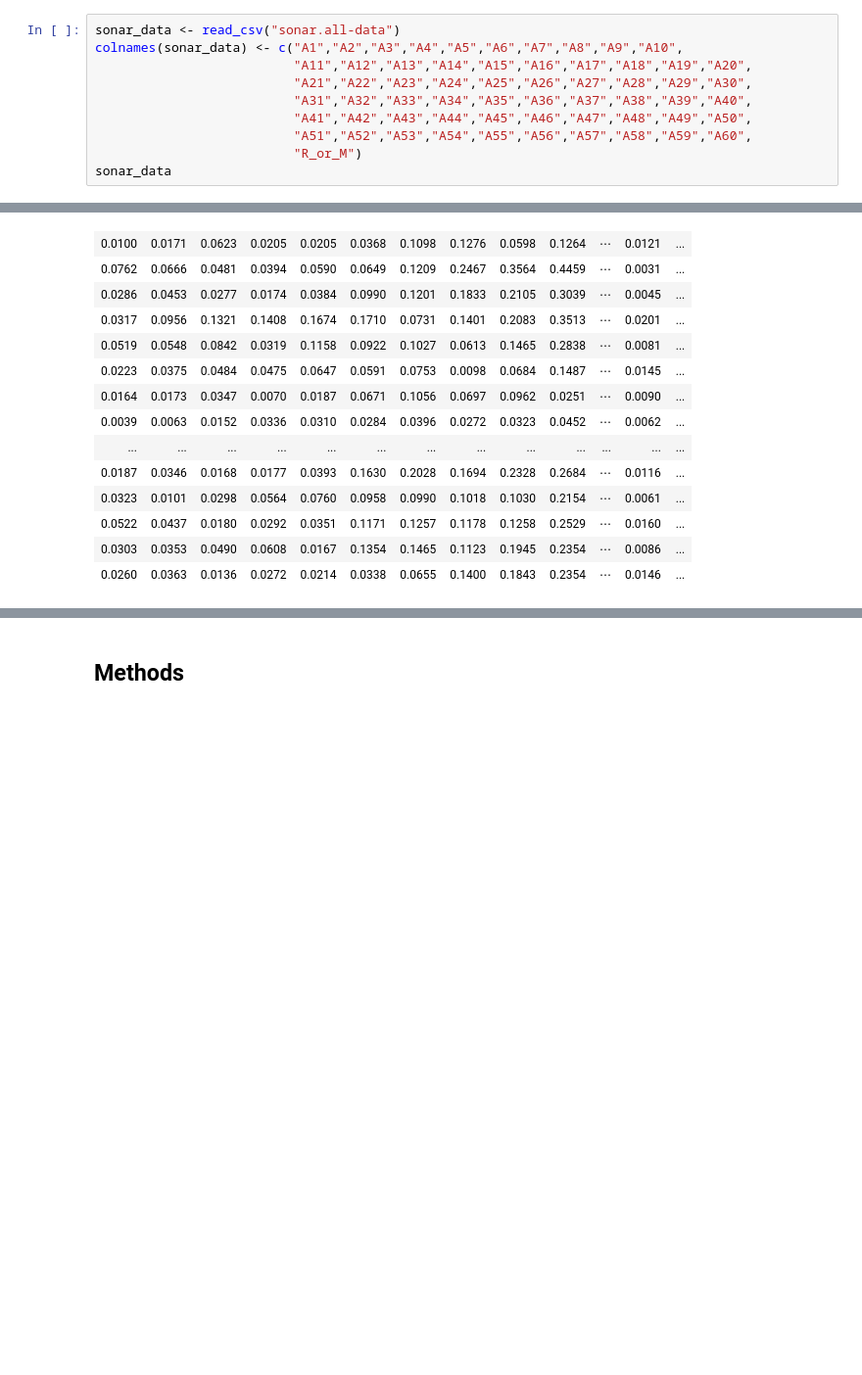
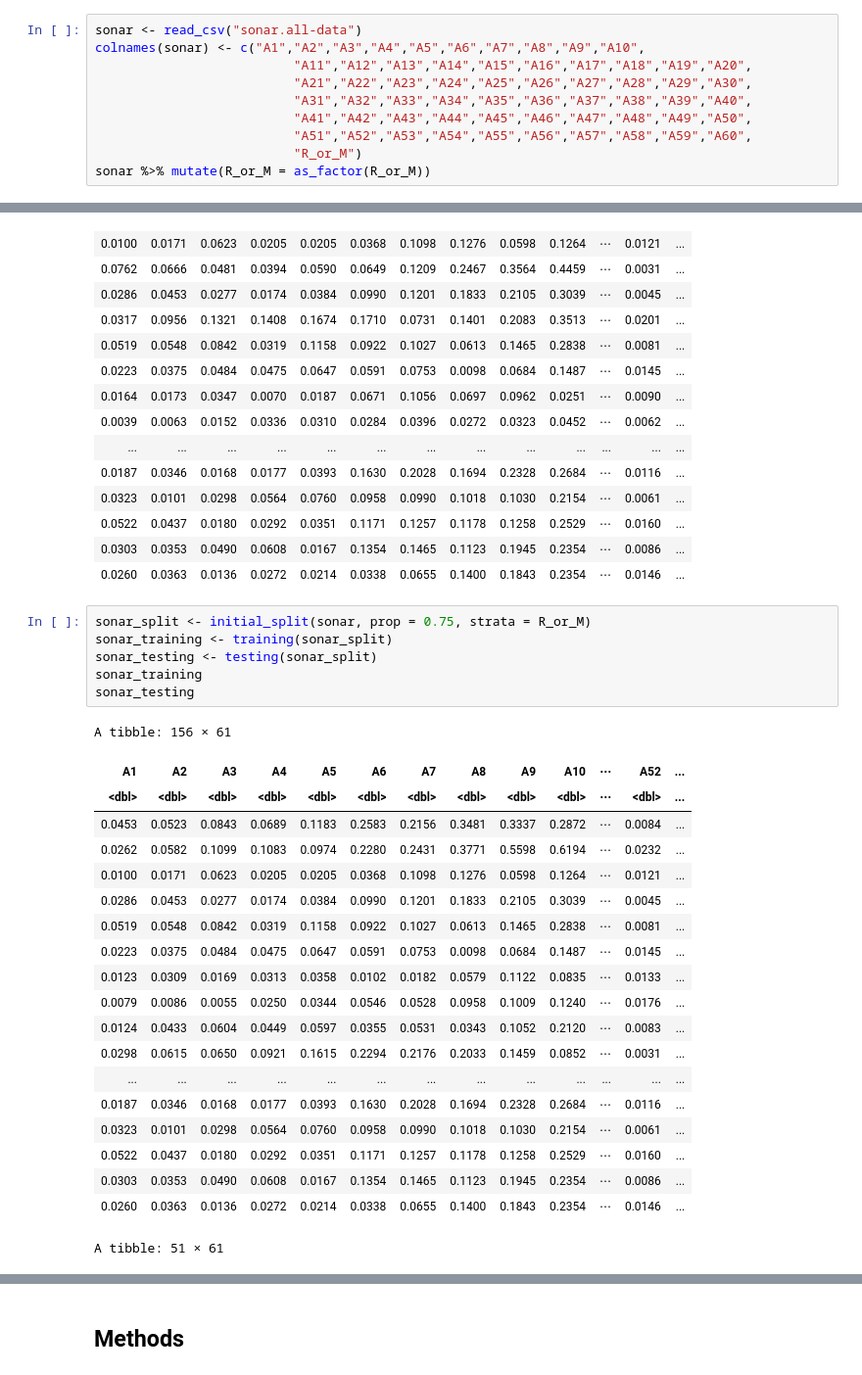
Before and after one commit to m2icocoa/group_project_team_6, a Jupyter notebook: proposal.ipynb, the cells around one changed output, grey strips where cells are left out. Shown at 98% size. Saved outputs shown, nothing was run; the diff lists cells and outputs as text; blank space fills up the shorter version.

Commit message:
split the data

```diff
--- a/proposal.ipynb
+++ b/proposal.ipynb
@@ -28,15 +28,15 @@ Warning message:
 ✖ yardstick::spec() masks readr::spec()
 ✖ recipes::step()   masks stats::step()
 # %%
-sonar_data <- read_csv("sonar.all-data")
-colnames(sonar_data) <- c("A1","A2","A3","A4","A5","A6","A7","A8","A9","A10",
+sonar <- read_csv("sonar.all-data")
+colnames(sonar) <- c("A1","A2","A3","A4","A5","A6","A7","A8","A9","A10",
                           "A11","A12","A13","A14","A15","A16","A17","A18","A19","A20",
                           "A21","A22","A23","A24","A25","A26","A27","A28","A29","A30",
                           "A31","A32","A33","A34","A35","A36","A37","A38","A39","A40",
                           "A41","A42","A43","A44","A45","A46","A47","A48","A49","A50",
                           "A51","A52","A53","A54","A55","A56","A57","A58","A59","A60",
                           "R_or_M")
-sonar_data
+sonar %>% mutate(R_or_M = as_factor(R_or_M))
 # %% [output]
 Parsed with column specification:
 cols(
@@ -64,3 +64,30 @@ A spec_tbl_df: 207 × 61
 | 0.0522 | 0.0437 | 0.0180 | 0.0292 | 0.0351 | 0.1171 | 0.1257 | 0.1178 | 0.1258 | 0.2529 | ⋯ | 0.0160 | ... |
 | 0.0303 | 0.0353 | 0.0490 | 0.0608 | 0.0167 | 0.1354 | 0.1465 | 0.1123 | 0.1945 | 0.2354 | ⋯ | 0.0086 | ... |
 | 0.0260 | 0.0363 | 0.0136 | 0.0272 | 0.0214 | 0.0338 | 0.0655 | 0.1400 | 0.1843 | 0.2354 | ⋯ | 0.0146 | ... |
+# %%
+sonar_split <- initial_split(sonar, prop = 0.75, strata = R_or_M)
+sonar_training <- training(sonar_split)
+sonar_testing <- testing(sonar_split)
+sonar_training
+sonar_testing
+# %% [output]
+A tibble: 156 × 61
+| A1 | A2 | A3 | A4 | A5 | A6 | A7 | A8 | A9 | A10 | ⋯ | A52 | ... |
+| <dbl> | <dbl> | <dbl> | <dbl> | <dbl> | <dbl> | <dbl> | <dbl> | <dbl> | <dbl> | ⋯ | <dbl> | ... |
+| 0.0453 | 0.0523 | 0.0843 | 0.0689 | 0.1183 | 0.2583 | 0.2156 | 0.3481 | 0.3337 | 0.2872 | ⋯ | 0.0084 | ... |
+| 0.0262 | 0.0582 | 0.1099 | 0.1083 | 0.0974 | 0.2280 | 0.2431 | 0.3771 | 0.5598 | 0.6194 | ⋯ | 0.0232 | ... |
+| 0.0100 | 0.0171 | 0.0623 | 0.0205 | 0.0205 | 0.0368 | 0.1098 | 0.1276 | 0.0598 | 0.1264 | ⋯ | 0.0121 | ... |
+| 0.0286 | 0.0453 | 0.0277 | 0.0174 | 0.0384 | 0.0990 | 0.1201 | 0.1833 | 0.2105 | 0.3039 | ⋯ | 0.0045 | ... |
+| 0.0519 | 0.0548 | 0.0842 | 0.0319 | 0.1158 | 0.0922 | 0.1027 | 0.0613 | 0.1465 | 0.2838 | ⋯ | 0.0081 | ... |
+| 0.0223 | 0.0375 | 0.0484 | 0.0475 | 0.0647 | 0.0591 | 0.0753 | 0.0098 | 0.0684 | 0.1487 | ⋯ | 0.0145 | ... |
+| 0.0123 | 0.0309 | 0.0169 | 0.0313 | 0.0358 | 0.0102 | 0.0182 | 0.0579 | 0.1122 | 0.0835 | ⋯ | 0.0133 | ... |
+| 0.0079 | 0.0086 | 0.0055 | 0.0250 | 0.0344 | 0.0546 | 0.0528 | 0.0958 | 0.1009 | 0.1240 | ⋯ | 0.0176 | ... |
+| 0.0124 | 0.0433 | 0.0604 | 0.0449 | 0.0597 | 0.0355 | 0.0531 | 0.0343 | 0.1052 | 0.2120 | ⋯ | 0.0083 | ... |
+| 0.0298 | 0.0615 | 0.0650 | 0.0921 | 0.1615 | 0.2294 | 0.2176 | 0.2033 | 0.1459 | 0.0852 | ⋯ | 0.0031 | ... |
+| ... | ... | ... | ... | ... | ... | ... | ... | ... | ... | ... | ... | ... |
+| 0.0187 | 0.0346 | 0.0168 | 0.0177 | 0.0393 | 0.1630 | 0.2028 | 0.1694 | 0.2328 | 0.2684 | ⋯ | 0.0116 | ... |
+| 0.0323 | 0.0101 | 0.0298 | 0.0564 | 0.0760 | 0.0958 | 0.0990 | 0.1018 | 0.1030 | 0.2154 | ⋯ | 0.0061 | ... |
+| 0.0522 | 0.0437 | 0.0180 | 0.0292 | 0.0351 | 0.1171 | 0.1257 | 0.1178 | 0.1258 | 0.2529 | ⋯ | 0.0160 | ... |
+| 0.0303 | 0.0353 | 0.0490 | 0.0608 | 0.0167 | 0.1354 | 0.1465 | 0.1123 | 0.1945 | 0.2354 | ⋯ | 0.0086 | ... |
+| 0.0260 | 0.0363 | 0.0136 | 0.0272 | 0.0214 | 0.0338 | 0.0655 | 0.1400 | 0.1843 | 0.2354 | ⋯ | 0.0146 | ... |
+A tibble: 51 × 61
```
Also changed, not shown: parts of 1 cell of this notebook.
